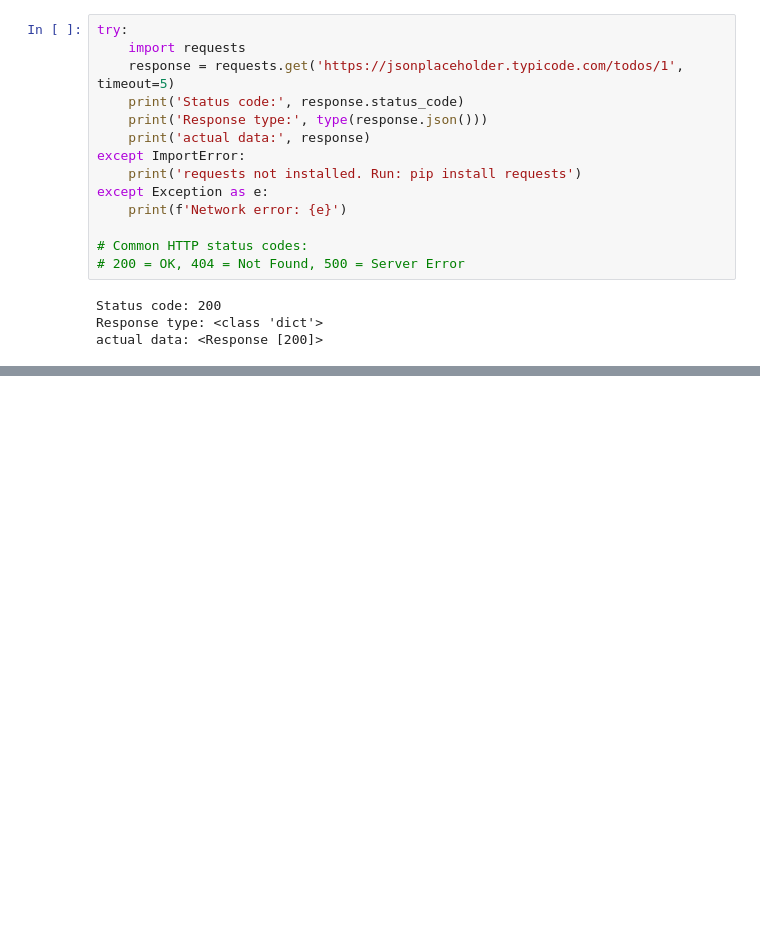
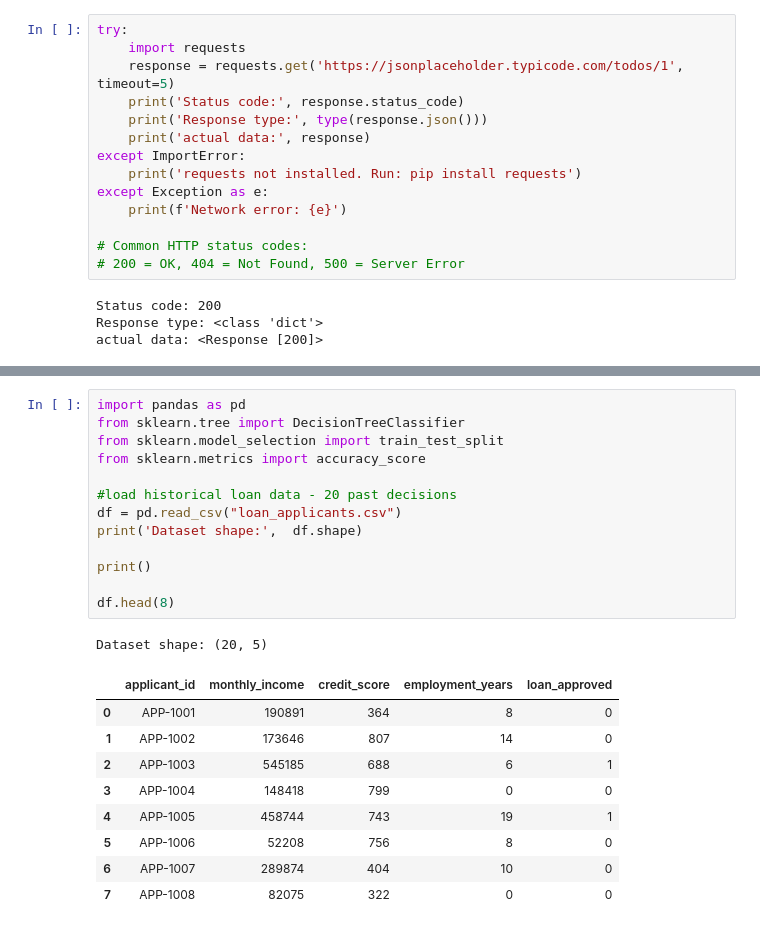
Before and after one commit to phateogh/python-intro, a Jupyter notebook: practice.ipynb, the cells around one changed output, grey strips where cells are left out. Cells and saved outputs as stored; diff of their text form; blank space fills up the shorter version.

```diff
--- a/practice.ipynb
+++ b/practice.ipynb
@@ -862,0 +865,24 @@ IndentationError: unexpected indent (1184779353.py, line 9)
+# %%
+import pandas as pd
+from sklearn.tree import DecisionTreeClassifier
+from sklearn.model_selection import train_test_split
+from sklearn.metrics import accuracy_score
+
+#load historical loan data - 20 past decisions
+df = pd.read_csv("loan_applicants.csv")
+print('Dataset shape:',  df.shape)
+
+print()
+
+df.head(8)
+# %% [output]
+Dataset shape: (20, 5)
+|  | applicant_id | monthly_income | credit_score | employment_years | loan_approved |
+| 0 | APP-1001 | 190891 | 364 | 8 | 0 |
+| 1 | APP-1002 | 173646 | 807 | 14 | 0 |
+| 2 | APP-1003 | 545185 | 688 | 6 | 1 |
+| 3 | APP-1004 | 148418 | 799 | 0 | 0 |
+| 4 | APP-1005 | 458744 | 743 | 19 | 1 |
+| 5 | APP-1006 | 52208 | 756 | 8 | 0 |
+| 6 | APP-1007 | 289874 | 404 | 10 | 0 |
+| 7 | APP-1008 | 82075 | 322 | 0 | 0 |
```
Also changed, not shown: parts of 8 cells of this notebook, 4 other files.
